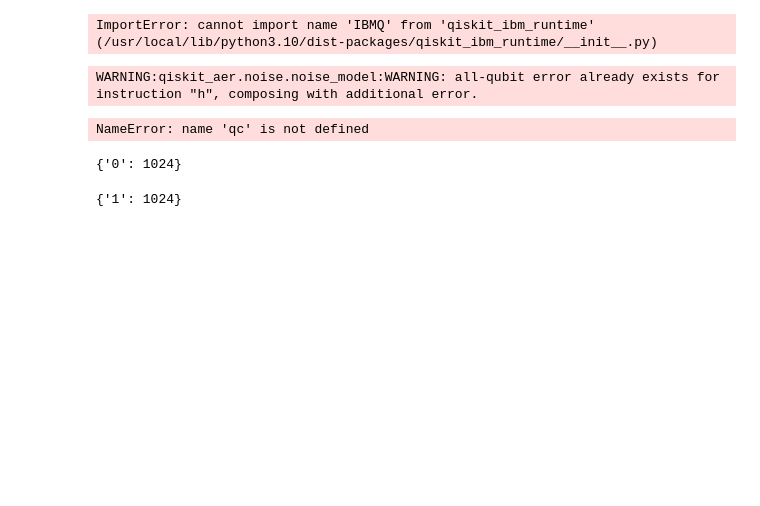
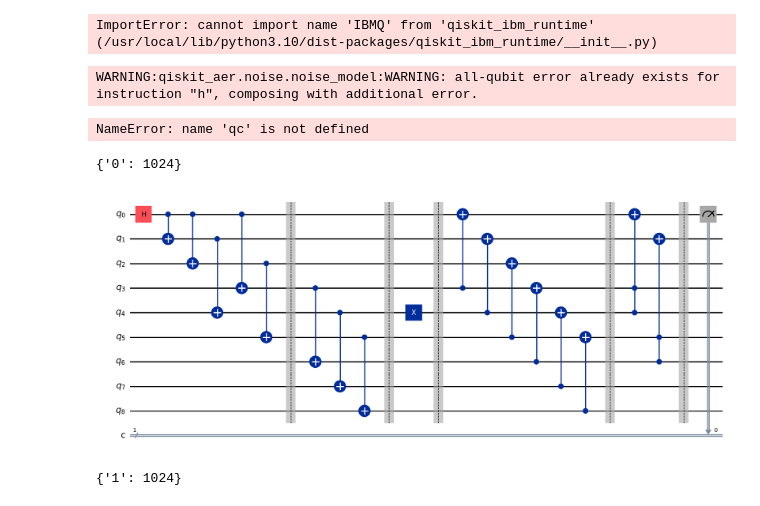
Before and after one commit to Juweria55/QOSF_NOISEANDQEC, a Jupyter notebook: noise_simulationsandnoise_models (2).ipynb, the cells around one changed output. Saved outputs shown, nothing was run; the diff lists cells and outputs as text; code cells hidden in the pictures; blank space fills up the shorter version.

```diff
--- a/noise_simulationsandnoise_models (2).ipynb
+++ b/noise_simulationsandnoise_models (2).ipynb
@@ -311,7 +298,7 @@ print(result.get_counts())
 WARNING:qiskit_aer.noise.noise_model:WARNING: all-qubit error already exists for instruction "h", composing with additional error.
 NameError: name 'qc' is not defined
 # %%
-# implementing shars code, which protects against bit and phase flip errors
+# implementing shors code, which protects against bit and phase flip errors
 
 def shor_code():
     qc = QuantumCircuit(9, 1)
@@ -324,13 +311,16 @@ def shor_code():
     qc.cx(0, 3)
     qc.cx(1, 4)
     qc.cx(2, 5)
+    qc.barrier()
 
     qc.cx(3, 6)
     qc.cx(4, 7)
     qc.cx(5, 8)
+    qc.barrier()
 
     # Simulating a bit-flip error
     qc.x(4)  # Introduce an error
+    qc.barrier()
 
     # Decoding and error correction
     qc.cx(3, 0)
@@ -340,9 +330,11 @@ def shor_code():
     qc.cx(6, 3)
     qc.cx(7, 4)
     qc.cx(8, 5)
+    qc.barrier()
 
     qc.ccx(3, 4, 0)
     qc.ccx(5, 6, 1)
+    qc.barrier()
 
     qc.measure(0, 0)
 
@@ -355,6 +347,10 @@ result = simulator.run(compiled_circuit).result()
 print(result.get_counts())
 # %% [output]
 {'0': 1024}
+# %%
+shor_circuit.draw('mpl')
+# %% [output]
+[figure, added]
 # %%
 # more scalable error correction method SURFACE CODE
 
```
Also changed, not shown: parts of 30 cells of this notebook.
